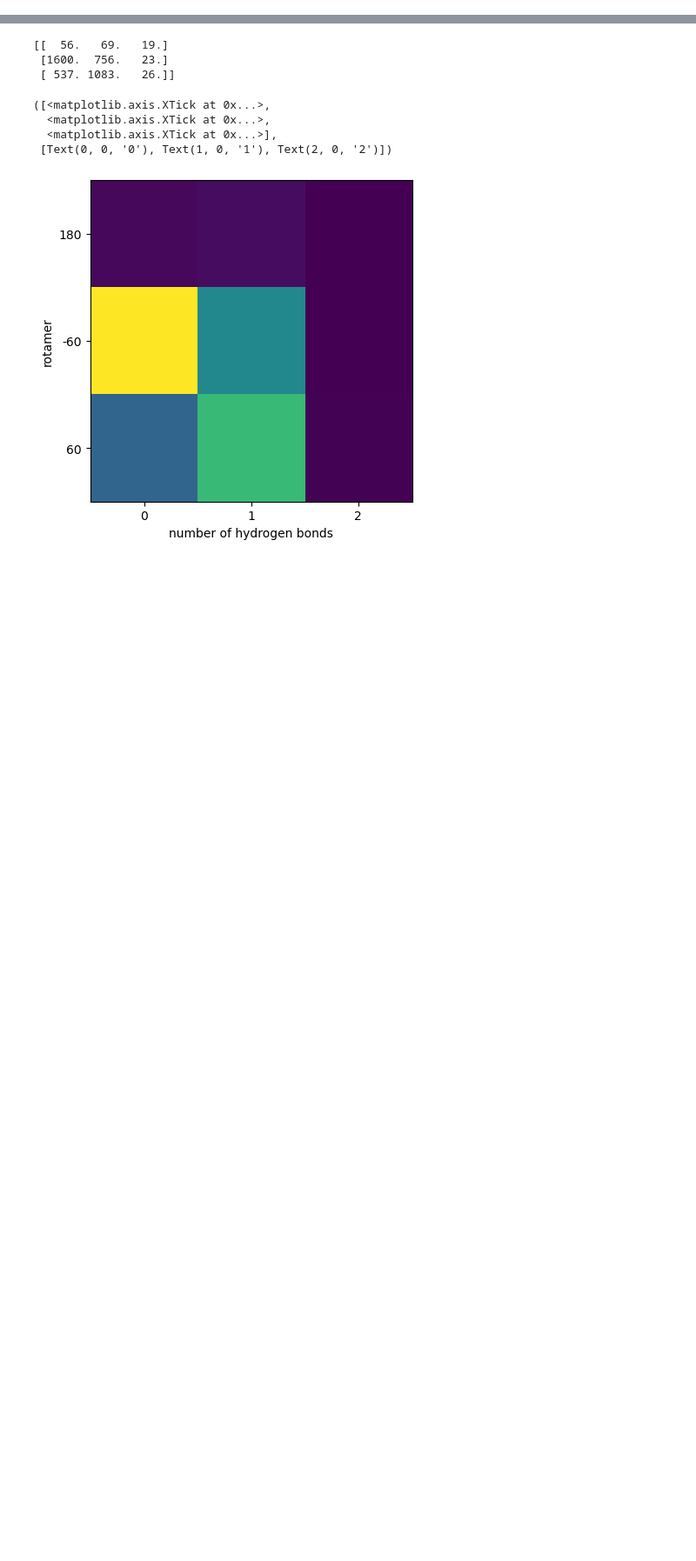
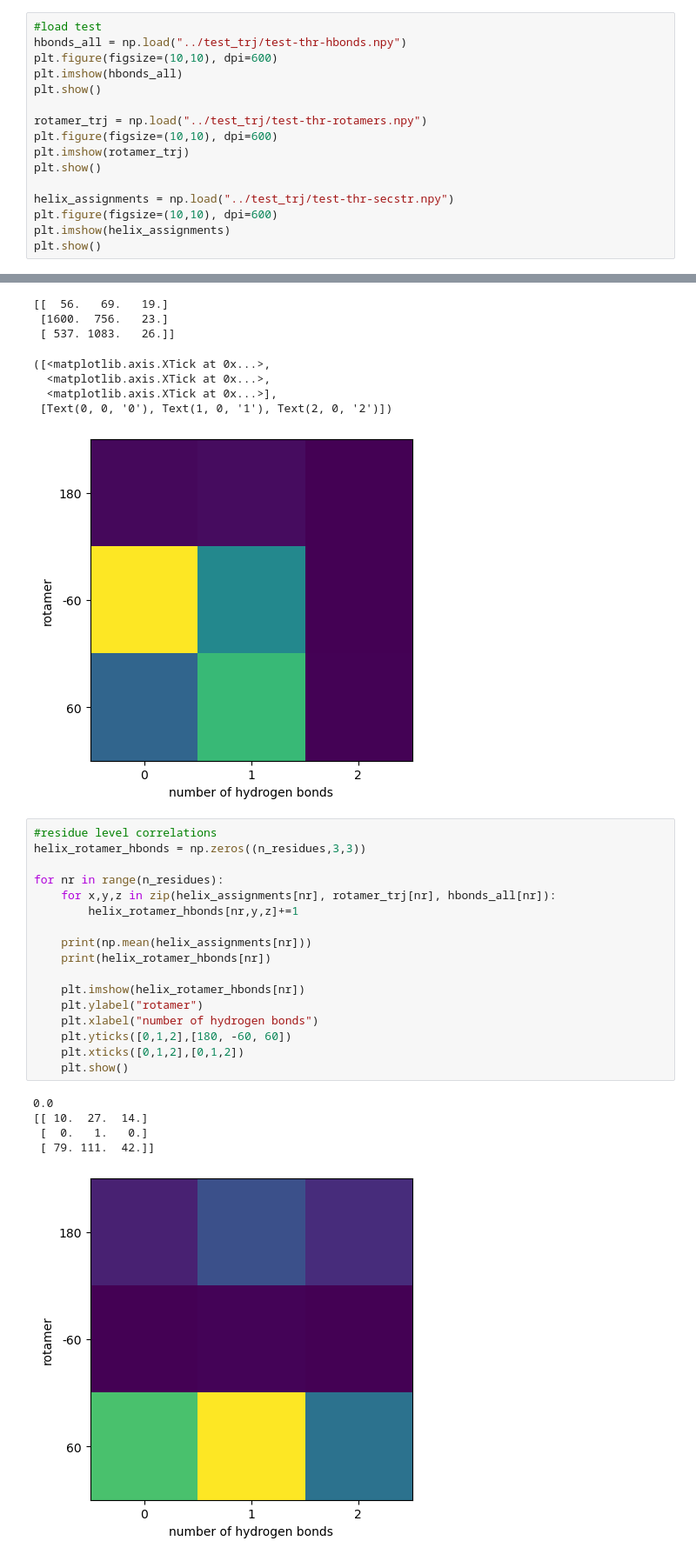
Before and after one commit to JonathanHB/threonine_rotamer_analysis, a Jupyter notebook: threonine_rotamer_solvation_ss.ipynb, the cells around one changed output, grey strips where cells are left out. Shown at 87% size. Cells and saved outputs as stored; diff of their text form; blank space fills up the shorter version.

```diff
--- a/threonine_rotamer_solvation_ss.ipynb
+++ b/threonine_rotamer_solvation_ss.ipynb
@@ -147,3 +149,19 @@ plt.show()
 ###########################################################################################################
 #                                            CORRELATIONS
 ###########################################################################################################
+# %%
+#load test
+hbonds_all = np.load("../test_trj/test-thr-hbonds.npy")
+plt.figure(figsize=(10,10), dpi=600)
+plt.imshow(hbonds_all)
+plt.show()
+
+rotamer_trj = np.load("../test_trj/test-thr-rotamers.npy")
+plt.figure(figsize=(10,10), dpi=600)
+plt.imshow(rotamer_trj)
+plt.show()
+
+helix_assignments = np.load("../test_trj/test-thr-secstr.npy")
+plt.figure(figsize=(10,10), dpi=600)
+plt.imshow(helix_assignments)
+plt.show()
@@ -190,3 +212,26 @@ plt.xticks([0,1,2],[0,1,2])
   <matplotlib.axis.XTick at 0x...>],
  [Text(0, 0, '0'), Text(1, 0, '1'), Text(2, 0, '2')])
 [figure]
+# %%
+#residue level correlations
+helix_rotamer_hbonds = np.zeros((n_residues,3,3))
+
+for nr in range(n_residues):
+    for x,y,z in zip(helix_assignments[nr], rotamer_trj[nr], hbonds_all[nr]):
+        helix_rotamer_hbonds[nr,y,z]+=1
+
+    print(np.mean(helix_assignments[nr]))
+    print(helix_rotamer_hbonds[nr])
+
+    plt.imshow(helix_rotamer_hbonds[nr])
+    plt.ylabel("rotamer")
+    plt.xlabel("number of hydrogen bonds")
+    plt.yticks([0,1,2],[180, -60, 60])
+    plt.xticks([0,1,2],[0,1,2])
+    plt.show()
+# %% [output]
+0.0
+[[ 10.  27.  14.]
+ [  0.   1.   0.]
+ [ 79. 111.  42.]]
+[figure, added]
```
Also changed, not shown: parts of 3 cells of this notebook, 1 other file.
